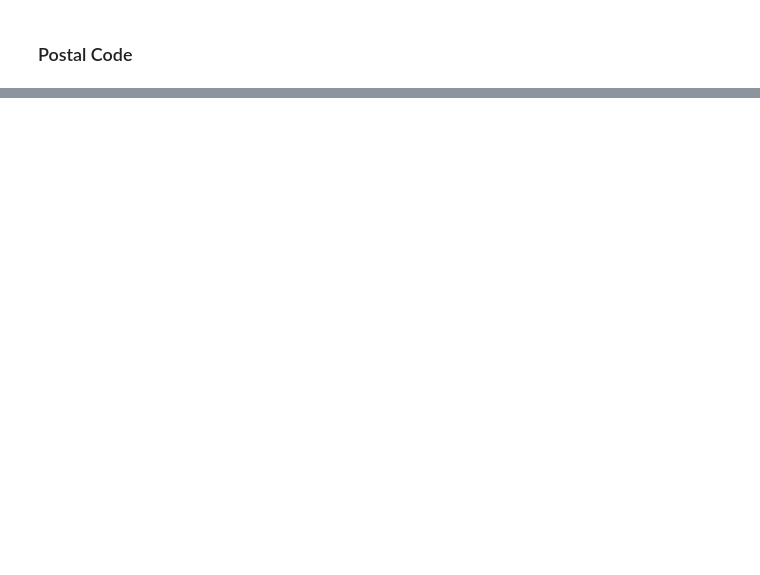
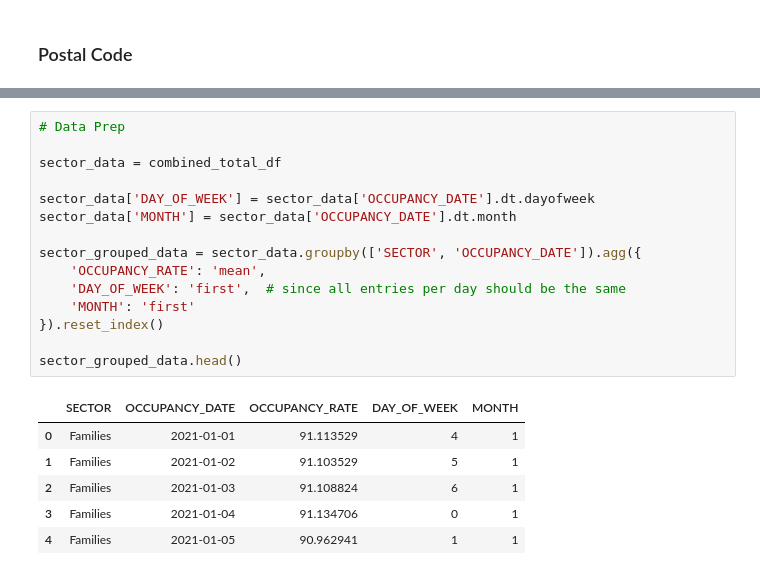
Before and after one commit to Tomasdfgh/RBCs_Borealis_AIs_Shelter_Occupancy_Forecast, a Jupyter notebook: multi_step.ipynb, the cells around one changed output, grey strips where cells are left out. Drawn from its saved outputs; the diff is of its cells as text; blank space fills up the shorter version.

```diff
--- a/multi_step.ipynb
+++ b/multi_step.ipynb
@@ -239,0 +292,22 @@ MAE: 0.42491919424562674, MSE: 0.26320616134808406, RMSE: 0.513036218358981, MAP
+# %%
+# Data Prep
+
+sector_data = combined_total_df
+
+sector_data['DAY_OF_WEEK'] = sector_data['OCCUPANCY_DATE'].dt.dayofweek
+sector_data['MONTH'] = sector_data['OCCUPANCY_DATE'].dt.month
+
+sector_grouped_data = sector_data.groupby(['SECTOR', 'OCCUPANCY_DATE']).agg({
+    'OCCUPANCY_RATE': 'mean',
+    'DAY_OF_WEEK': 'first',  # since all entries per day should be the same
+    'MONTH': 'first'
+}).reset_index()
+
+sector_grouped_data.head()
+# %% [output]
+|  | SECTOR | OCCUPANCY_DATE | OCCUPANCY_RATE | DAY_OF_WEEK | MONTH |
+| 0 | Families | 2021-01-01 | 91.113529 | 4 | 1 |
+| 1 | Families | 2021-01-02 | 91.103529 | 5 | 1 |
+| 2 | Families | 2021-01-03 | 91.108824 | 6 | 1 |
+| 3 | Families | 2021-01-04 | 91.134706 | 0 | 1 |
+| 4 | Families | 2021-01-05 | 90.962941 | 1 | 1 |
```
Also changed, not shown: parts of 45 cells of this notebook.
